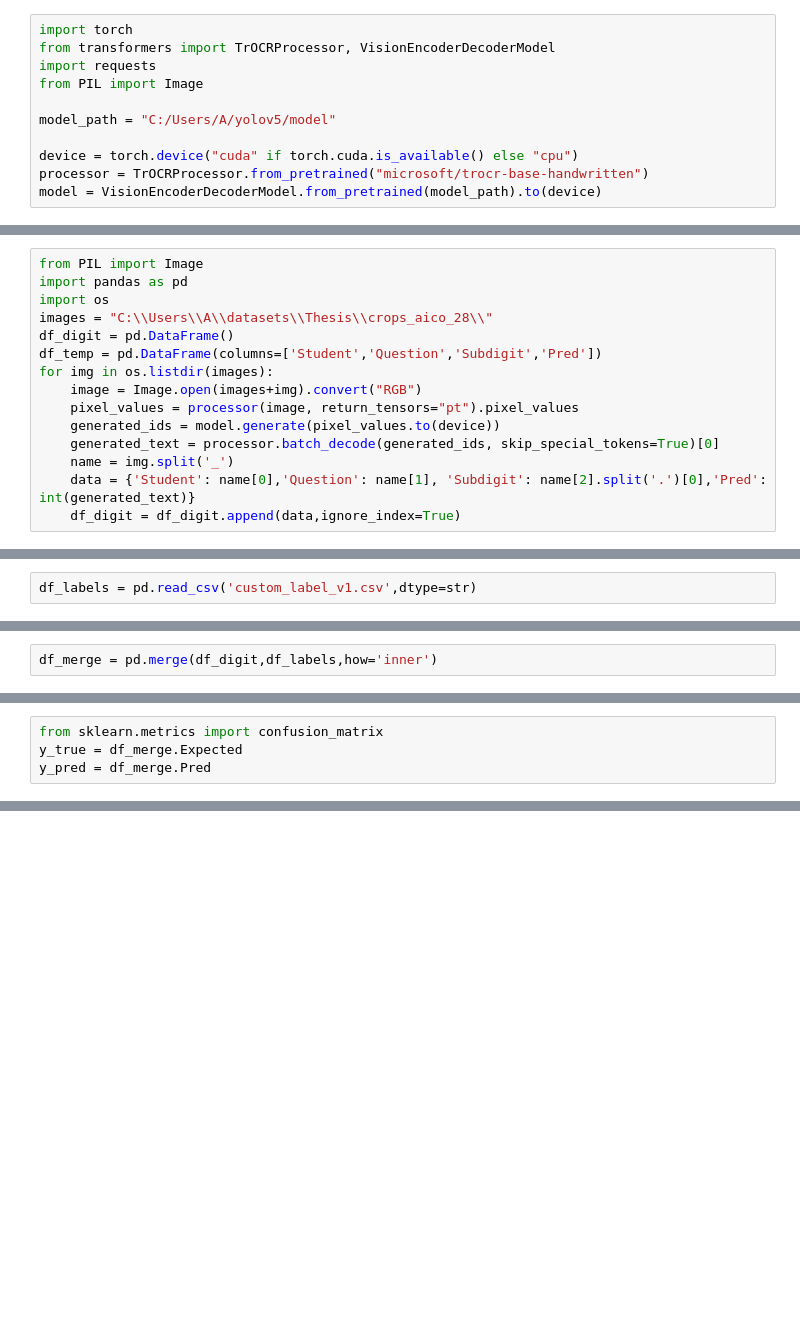
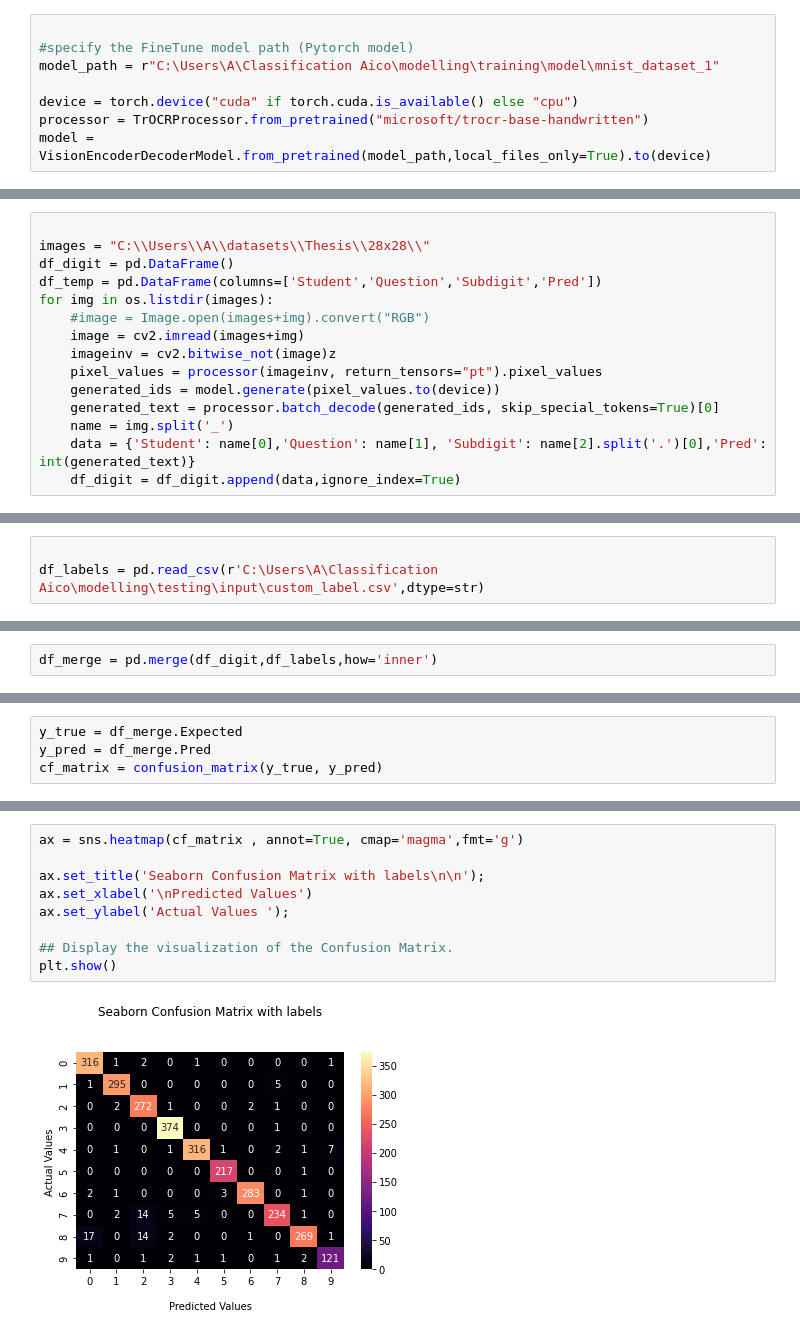
Before and after one commit to ADS-thesis-CITO/CITO-thesis, a Jupyter notebook: Classification Aico/modelling/testing/OCR recognition with Transformers.ipynb, the cells around one changed output, grey strips where cells are left out. Saved outputs shown, nothing was run; the diff lists cells and outputs as text; blank space fills up the shorter version.

```diff
--- a/Classification Aico/modelling/testing/OCR recognition with Transformers.ipynb
+++ b/Classification Aico/modelling/testing/OCR recognition with Transformers.ipynb
@@ -3,11 +29,8 @@
 # %%
-import torch
-from transformers import TrOCRProcessor, VisionEncoderDecoderModel
-import requests
-from PIL import Image
 
-model_path = "C:/Users/A/yolov5/model"
+#specify the FineTune model path (Pytorch model)
+model_path = r"C:\Users\A\Classification Aico\modelling\training\model\mnist_dataset_1"
 
 device = torch.device("cuda" if torch.cuda.is_available() else "cpu")
 processor = TrOCRProcessor.from_pretrained("microsoft/trocr-base-handwritten")
-model = VisionEncoderDecoderModel.from_pretrained(model_path).to(device)
+model = VisionEncoderDecoderModel.from_pretrained(model_path,local_files_only=True).to(device)
@@ -14,13 +39,13 @@ model = VisionEncoderDecoderModel.from_pretrained(model_path).to(device)
 # %%
-from PIL import Image
-import pandas as pd
-import os
-images = "C:\\Users\\A\\datasets\\Thesis\\crops_aico_28\\"
+
+images = "C:\\Users\\A\\datasets\\Thesis\\28x28\\"
 df_digit = pd.DataFrame()
 df_temp = pd.DataFrame(columns=['Student','Question','Subdigit','Pred'])
 for img in os.listdir(images):
-    image = Image.open(images+img).convert("RGB")
-    pixel_values = processor(image, return_tensors="pt").pixel_values
+    #image = Image.open(images+img).convert("RGB")
+    image = cv2.imread(images+img)
+    imageinv = cv2.bitwise_not(image)z
+    pixel_values = processor(imageinv, return_tensors="pt").pixel_values
     generated_ids = model.generate(pixel_values.to(device))
     generated_text = processor.batch_decode(generated_ids, skip_special_tokens=True)[0]
     name = img.split('_')
@@ -29,2 +56,3 @@ for img in os.listdir(images):
 # %%
-df_labels = pd.read_csv('custom_label_v1.csv',dtype=str)
+
+df_labels = pd.read_csv(r'C:\Users\A\Classification Aico\modelling\testing\input\custom_label.csv',dtype=str)
@@ -40,4 +117,4 @@ df_merge = df_merge[df_merge.Expected < 10].reset_index()
 # %%
-from sklearn.metrics import confusion_matrix
 y_true = df_merge.Expected
 y_pred = df_merge.Pred
+cf_matrix = confusion_matrix(y_true, y_pred)
@@ -48,0 +147,11 @@ print(classification_report(y_pred,y_true))
+# %%
+ax = sns.heatmap(cf_matrix , annot=True, cmap='magma',fmt='g')
+
+ax.set_title('Seaborn Confusion Matrix with labels\n\n');
+ax.set_xlabel('\nPredicted Values')
+ax.set_ylabel('Actual Values ');
+
+## Display the visualization of the Confusion Matrix.
+plt.show()
+# %% [output]
+[figure, added]
```
Also changed, not shown: parts of 23 cells of this notebook.
